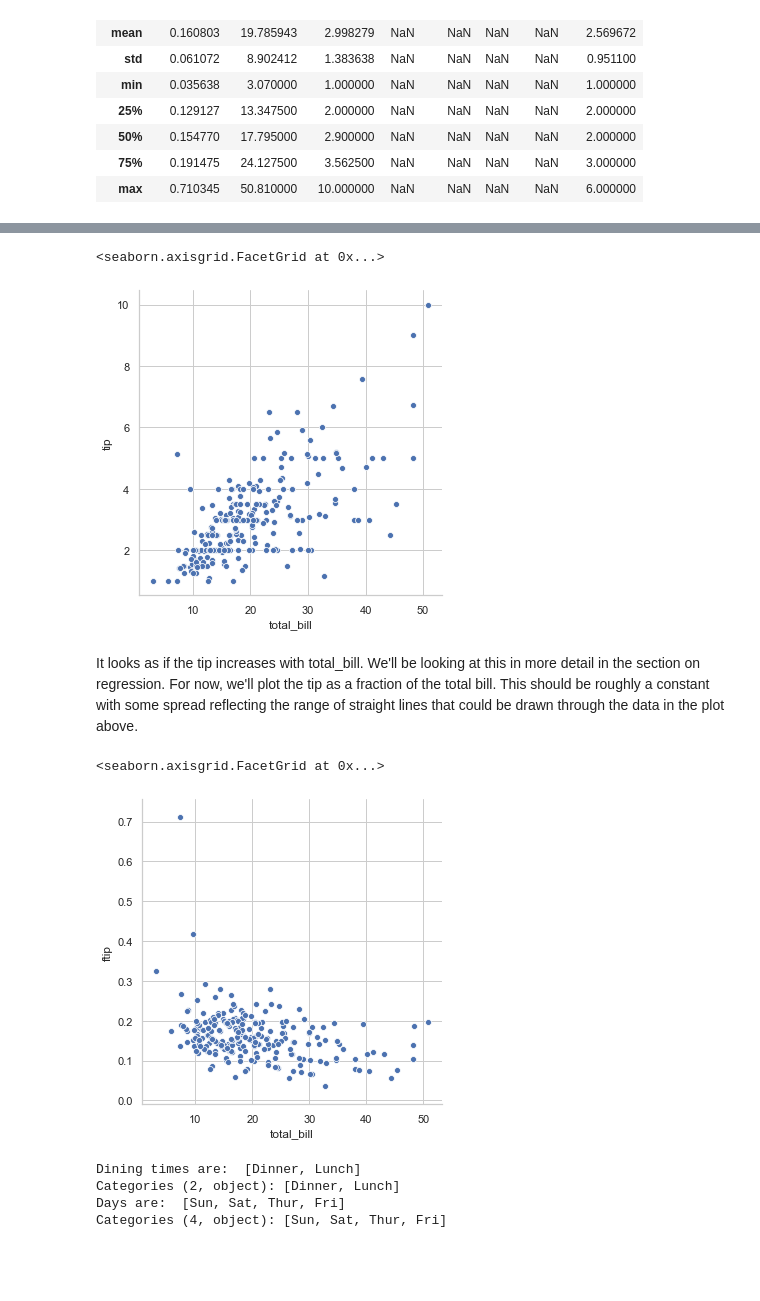
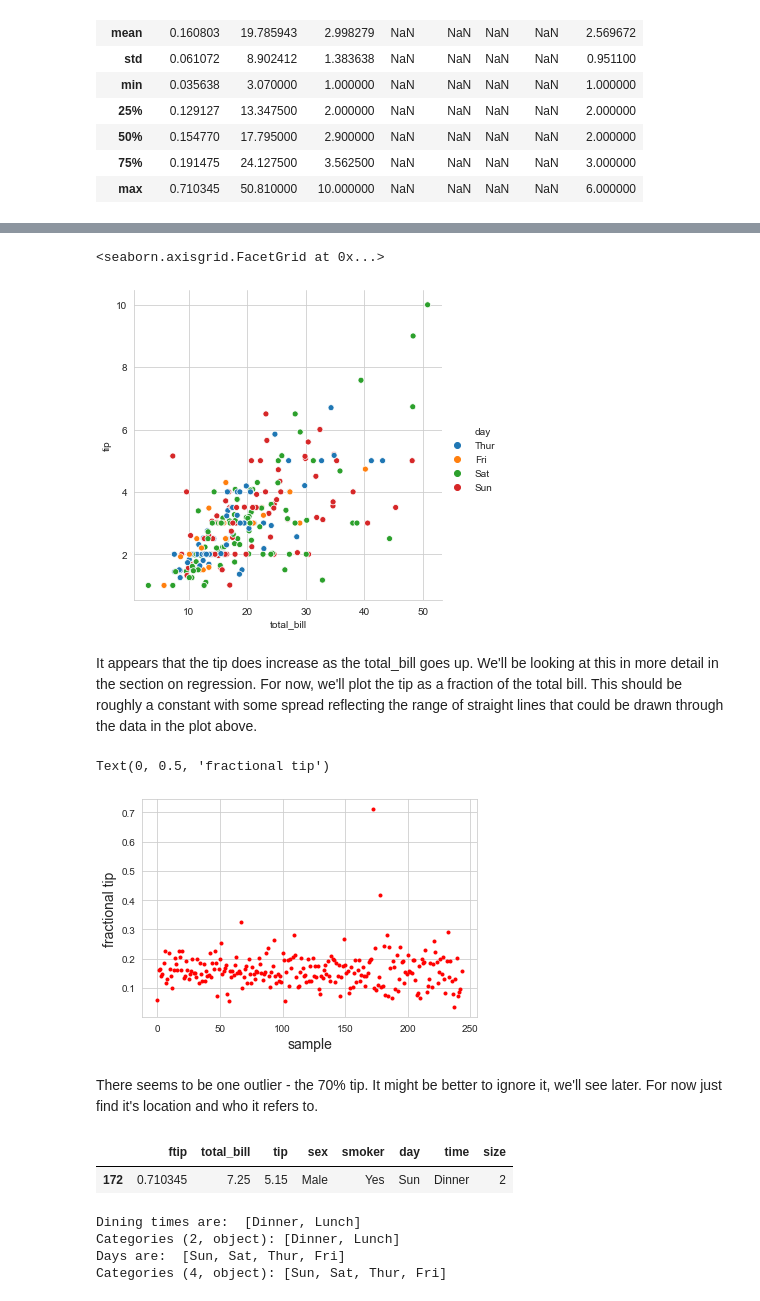
Before and after one commit to elizabethdaly/data-analysis-project, a Jupyter notebook: tips-data-analysis.ipynb, the cells around one changed output, grey strips where cells are left out. Saved outputs shown, nothing was run; the diff lists cells and outputs as text; code cells hidden in the pictures; blank space fills up the shorter version.

Commit message:
Bit more regression

```diff
--- a/tips-data-analysis.ipynb
+++ b/tips-data-analysis.ipynb
@@ -128,17 +130,27 @@ sns.set_style('whitegrid')
 # %%
-# Look at tip as a function of total_bill.
-sns.relplot(x="total_bill", y="tip", data=df)
+# How does tip vary with total_bill?
+sns.relplot(x="total_bill", y="tip", hue='day', data=df)
 # %% [output]
 <seaborn.axisgrid.FacetGrid at 0x...>
-[figure, old version]
+[figure, new version]
 # %% [markdown]
-It looks as if the tip increases with total_bill. We'll be looking at this in more detail in the section on regression. For now, we'll plot the tip as a fraction of the total bill. This should be roughly a constant with some spread reflecting the range of straight lines that could be drawn through the data in the plot above.
+It appears that the tip does increase as the total_bill goes up. We'll be looking at this in more detail in the section on regression. For now, we'll plot the tip as a fraction of the total bill. This should be roughly a constant with some spread reflecting the range of straight lines that could be drawn through the data in the plot above.
 # %%
 # Tip as a fraction of the total_bill.
-sns.relplot(x="total_bill", y="ftip", data=df)
+plt.plot(df['ftip'], '.r')
+plt.xlabel('sample', fontsize='14')
+plt.ylabel('fractional tip', fontsize='14')
 # %% [output]
-<seaborn.axisgrid.FacetGrid at 0x...>
+Text(0, 0.5, 'fractional tip')
-[figure, old version]
+[figure, new version]
+# %% [markdown]
+There seems to be one outlier - the 70% tip. It might be better to ignore it, we'll see later. For now just find it's location and who it refers to.
+# %%
+#df.index[df['ftip'] > 0.5]
+df.iloc[df.index[df['ftip'] > 0.5]]
+# %% [output]
+|  | ftip | total_bill | tip | sex | smoker | day | time | size |
+| 172 | 0.710345 | 7.25 | 5.15 | Male | Yes | Sun | Dinner | 2 |
 # %%
 # What are the days and dining times contained in the data set?
 print("Dining times are: ", df.time.unique())
```
Also changed, not shown: parts of 25 cells of this notebook.
